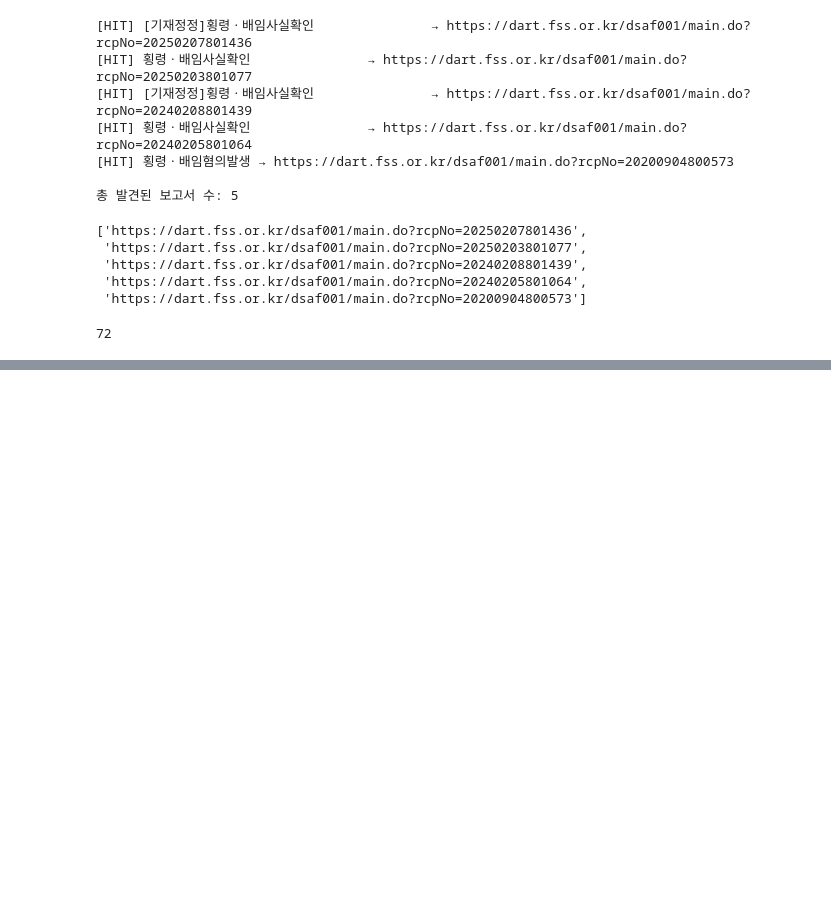
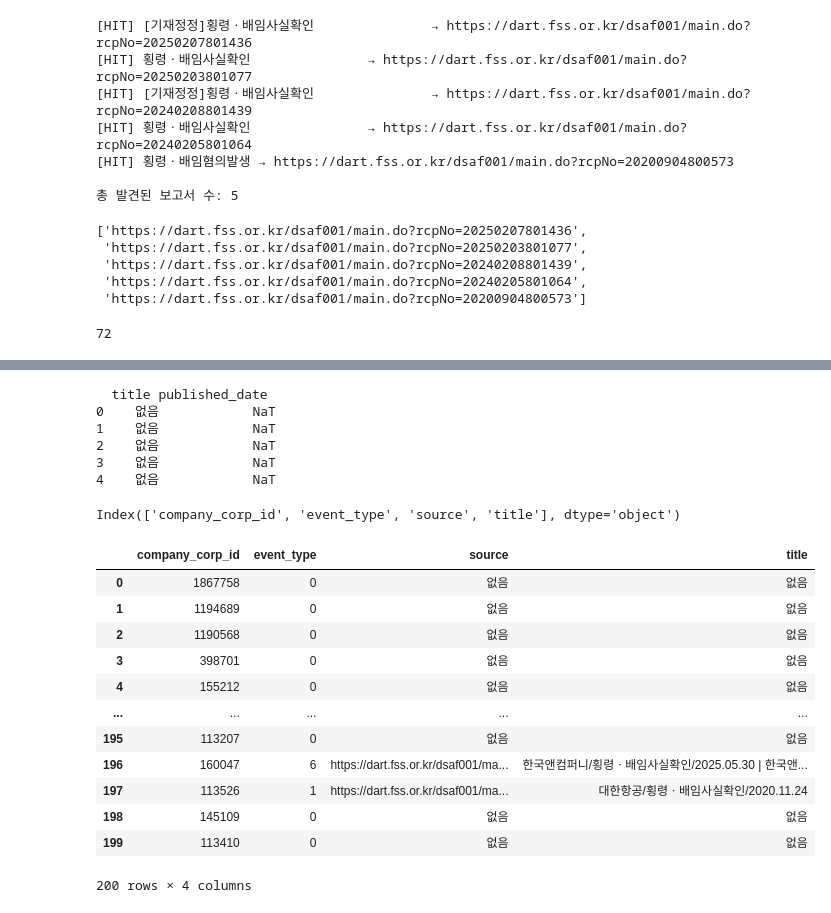
Before and after one commit to porketta-beam/goods, a Jupyter notebook: test1.ipynb, the cells around one changed output, grey strips where cells are left out. Cells and saved outputs as stored; diff of their text form; code cells hidden in the pictures; blank space fills up the shorter version.

```diff
--- a/test1.ipynb
+++ b/test1.ipynb
@@ -381,0 +489,32 @@ print(total_event)
+# %%
+import pandas as pd
+import re
+
+
+
+# 정규표현식으로 날짜 추출 후 datetime 형식으로 변환
+date_pattern = r"(\d{4}\.\d{2}\.\d{2})$"
+
+df["published_date"] = df["title"].str.extract(date_pattern)[0]  # 문자열 추출
+df["published_date"] = pd.to_datetime(df["published_date"], format="%Y.%m.%d", errors='coerce')  # datetime 변환
+
+# title에서 날짜 제거
+df["title"] = df["title"].str.replace(date_pattern, "", regex=True).str.strip(" /")  # 뒤 공백/슬래시 제거
+
+# 저장
+df.to_csv("merged_event_updated.csv", index=False, encoding="utf-8-sig")
+
+# 확인
+print(df[["title", "published_date"]].head())
+# %% [output]
+  title published_date
+0    없음            NaT
+1    없음            NaT
+2    없음            NaT
+3    없음            NaT
+4    없음            NaT
+# %%
+df = pd.read_csv("merged_event_with_title.csv")
+print(df.columns)
+# %% [output]
+Index(['company_corp_id', 'event_type', 'source', 'title'], dtype='object')
@@ -381,0 +537,17 @@ print(total_event)
+# %%
+df = pd.read_csv("merged_event_with_title.csv")
+df
+# %% [output]
+|  | company_corp_id | event_type | source | title |
+| 0 | 1867758 | 0 | 없음 | 없음 |
+| 1 | 1194689 | 0 | 없음 | 없음 |
+| 2 | 1190568 | 0 | 없음 | 없음 |
+| 3 | 398701 | 0 | 없음 | 없음 |
+| 4 | 155212 | 0 | 없음 | 없음 |
+| ... | ... | ... | ... | ... |
+| 195 | 113207 | 0 | 없음 | 없음 |
+| 196 | 160047 | 6 | https://dart.fss.or.kr/dsaf001/ma... | 한국앤컴퍼니/횡령ㆍ배임사실확인/2025.05.30 | 한국앤... |
+| 197 | 113526 | 1 | https://dart.fss.or.kr/dsaf001/ma... | 대한항공/횡령ㆍ배임사실확인/2020.11.24 |
+| 198 | 145109 | 0 | 없음 | 없음 |
+| 199 | 113410 | 0 | 없음 | 없음 |
+200 rows × 4 columns
```
Also changed, not shown: parts of 16 cells of this notebook, 5 other files.
